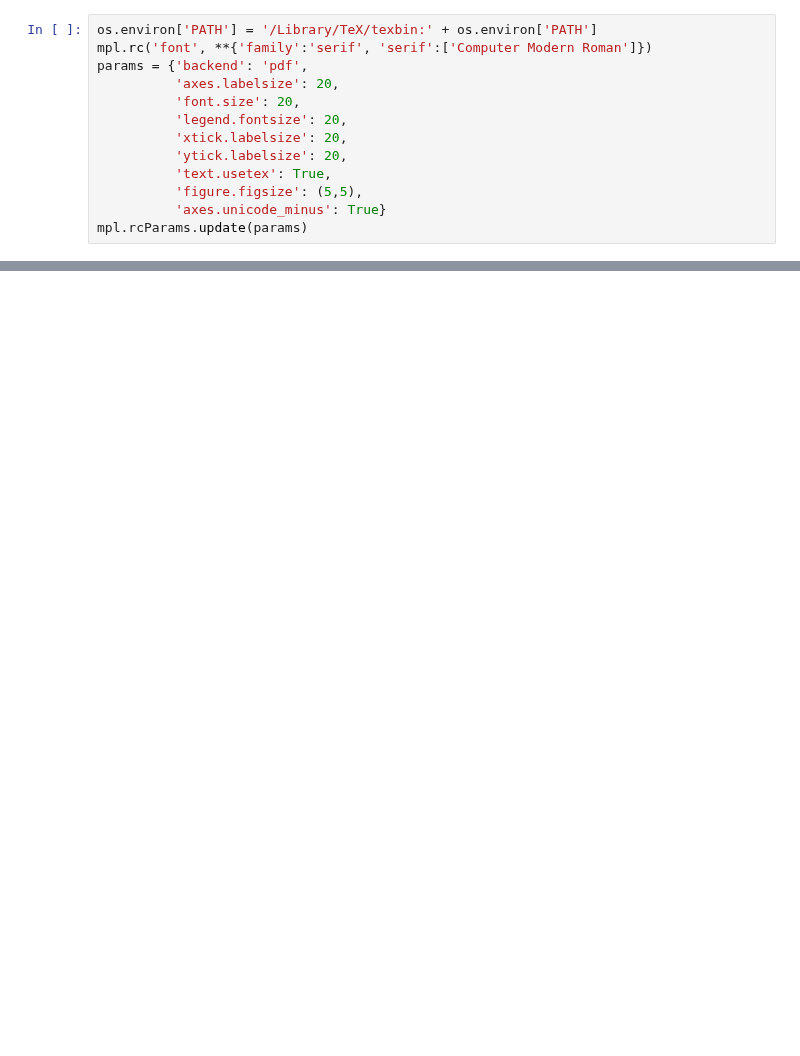
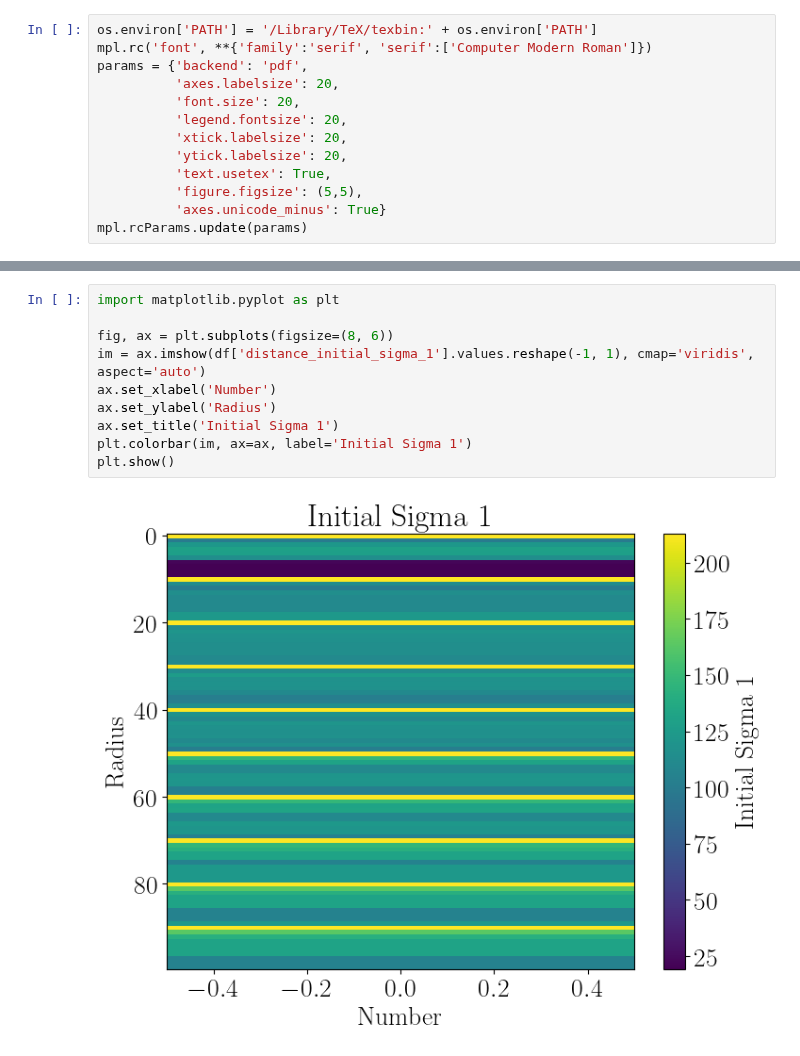
Before and after one commit to Noah-Everett/DSPS-Detector, a Jupyter notebook: analysis/proximityAnalysis.ipynb, the cells around one changed output, grey strips where cells are left out. Saved outputs shown, nothing was run; the diff lists cells and outputs as text; blank space fills up the shorter version.

```diff
--- a/analysis/proximityAnalysis.ipynb
+++ b/analysis/proximityAnalysis.ipynb
@@ -62,0 +793,12 @@ fig.show()
+# %%
+import matplotlib.pyplot as plt
+
+fig, ax = plt.subplots(figsize=(8, 6))
+im = ax.imshow(df['distance_initial_sigma_1'].values.reshape(-1, 1), cmap='viridis', aspect='auto')
+ax.set_xlabel('Number')
+ax.set_ylabel('Radius')
+ax.set_title('Initial Sigma 1')
+plt.colorbar(im, ax=ax, label='Initial Sigma 1')
+plt.show()
+# %% [output]
+[figure, added]
```
Also changed, not shown: parts of 5 cells of this notebook, 8 other files.
